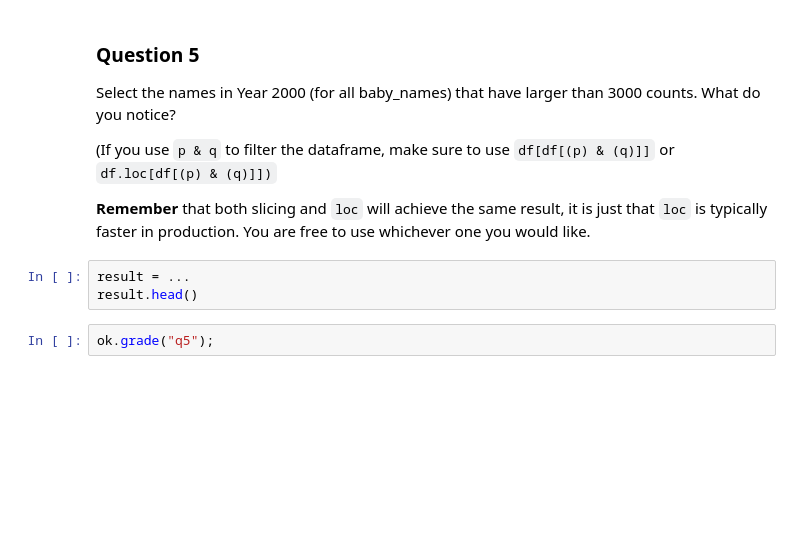
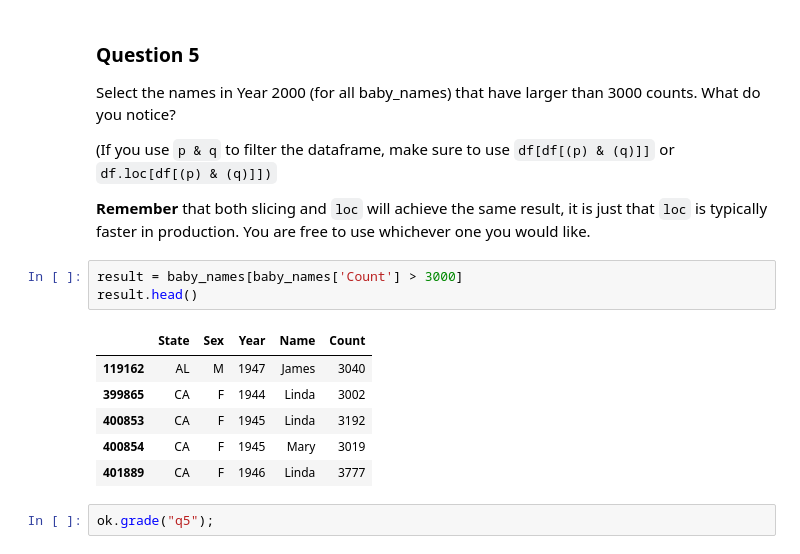
Before and after one commit to charlysl/Berkeley-DataScience100, a Jupyter notebook: discussions/disc02/disc02.ipynb, the cells around one changed output. Drawn from its saved outputs; the diff is of its cells as text; blank space fills up the shorter version.

```diff
--- a/discussions/disc02/disc02.ipynb
+++ b/discussions/disc02/disc02.ipynb
@@ -349,8 +528,15 @@ BEGIN QUESTION
 name: q5
 -->
 # %%
-result = ...
+result = baby_names[baby_names['Count'] > 3000]
 result.head()
+# %% [output]
+|  | State | Sex | Year | Name | Count |
+| 119162 | AL | M | 1947 | James | 3040 |
+| 399865 | CA | F | 1944 | Linda | 3002 |
+| 400853 | CA | F | 1945 | Linda | 3192 |
+| 400854 | CA | F | 1945 | Mary | 3019 |
+| 401889 | CA | F | 1946 | Linda | 3777 |
 # %%
 ok.grade("q5");
 # %% [markdown]
```
Also changed, not shown: parts of 29 cells of this notebook.
